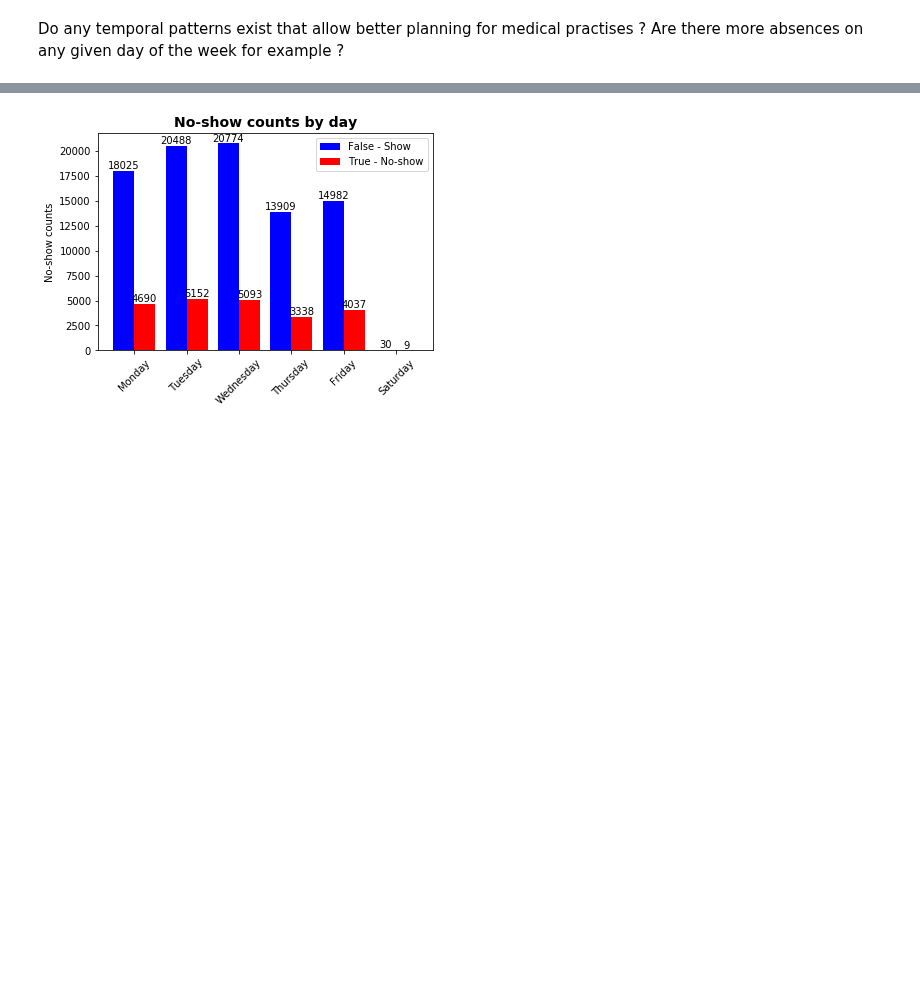
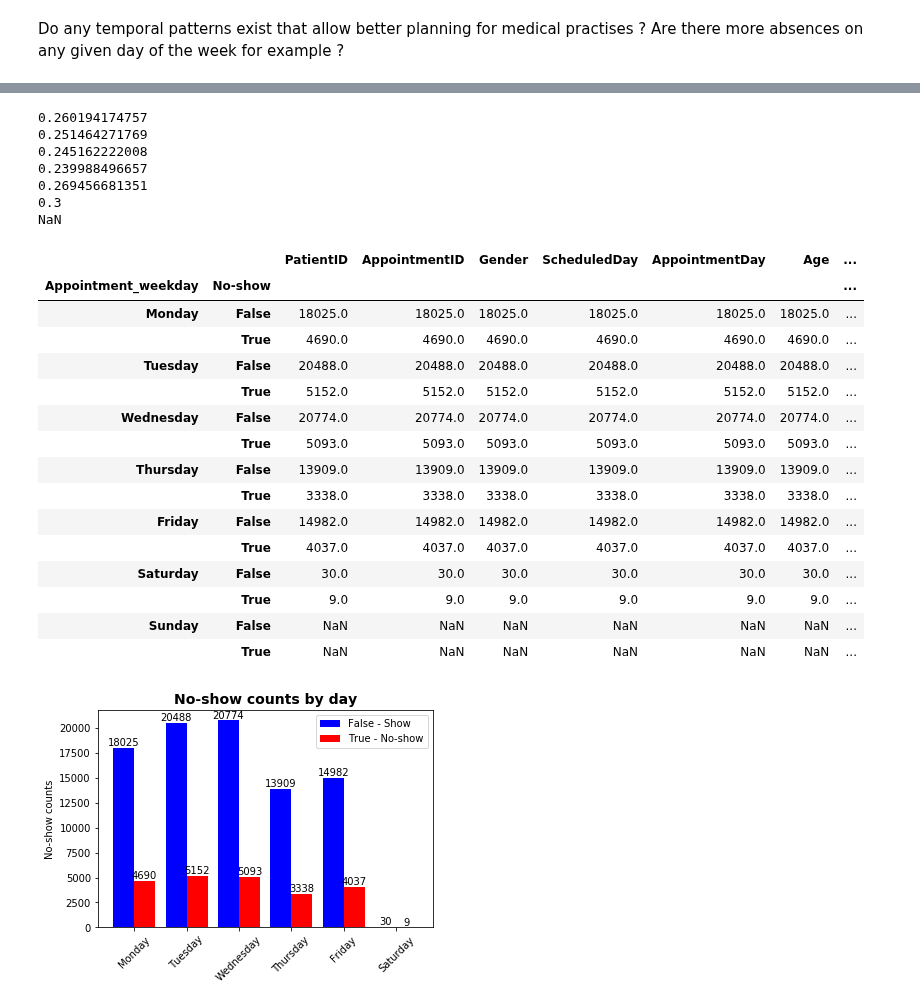
Before and after one commit to Zabamund/datasci-nano, a Jupyter notebook: inv-dataset/noshow.ipynb, the cells around one changed output, grey strips where cells are left out. Saved outputs shown, nothing was run; the diff lists cells and outputs as text; code cells hidden in the pictures; blank space fills up the shorter version.

```diff
--- a/inv-dataset/noshow.ipynb
+++ b/inv-dataset/noshow.ipynb
@@ -442,3 +444,43 @@ No_show_counts.sort_index()
+# %%
+def true_to_false_ratio(df):
+    df['True/False'] = np.NaN
+    column = 'PatientID'
+    days = ['Monday','Tuesday','Wednesday','Thursday','Friday','Saturday','Sunday']
+    for day in days:
+        if np.isnan(df[column][day][True]):
+            print('NaN')
+        else:
+            T_F_Ratio = df[column][day][True] / df[column][day][False]
+            print(T_F_Ratio)
+        df['True/False'][day][True] = T_F_Ratio
+        df['True/False'][day][False] = T_F_Ratio
+
+true_to_false_ratio(No_show_counts)
+No_show_counts
+# %% [output]
+0.260194174757
+0.251464271769
+0.245162222008
+0.239988496657
+0.269456681351
+0.3
+NaN
+|  |  | PatientID | AppointmentID | Gender | ScheduledDay | AppointmentDay | Age | ... |
+| Appointment_weekday | No-show |  |  |  |  |  |  | ... |
+| Monday | False | 18025.0 | 18025.0 | 18025.0 | 18025.0 | 18025.0 | 18025.0 | ... |
+|  | True | 4690.0 | 4690.0 | 4690.0 | 4690.0 | 4690.0 | 4690.0 | ... |
+| Tuesday | False | 20488.0 | 20488.0 | 20488.0 | 20488.0 | 20488.0 | 20488.0 | ... |
+|  | True | 5152.0 | 5152.0 | 5152.0 | 5152.0 | 5152.0 | 5152.0 | ... |
+| Wednesday | False | 20774.0 | 20774.0 | 20774.0 | 20774.0 | 20774.0 | 20774.0 | ... |
+|  | True | 5093.0 | 5093.0 | 5093.0 | 5093.0 | 5093.0 | 5093.0 | ... |
+| Thursday | False | 13909.0 | 13909.0 | 13909.0 | 13909.0 | 13909.0 | 13909.0 | ... |
+|  | True | 3338.0 | 3338.0 | 3338.0 | 3338.0 | 3338.0 | 3338.0 | ... |
+| Friday | False | 14982.0 | 14982.0 | 14982.0 | 14982.0 | 14982.0 | 14982.0 | ... |
+|  | True | 4037.0 | 4037.0 | 4037.0 | 4037.0 | 4037.0 | 4037.0 | ... |
+| Saturday | False | 30.0 | 30.0 | 30.0 | 30.0 | 30.0 | 30.0 | ... |
+|  | True | 9.0 | 9.0 | 9.0 | 9.0 | 9.0 | 9.0 | ... |
+| Sunday | False | NaN | NaN | NaN | NaN | NaN | NaN | ... |
+|  | True | NaN | NaN | NaN | NaN | NaN | NaN | ... |
 # %%
 # Plot results in bar chart
 N = 6
```
Also changed, not shown: parts of 4 cells of this notebook.
